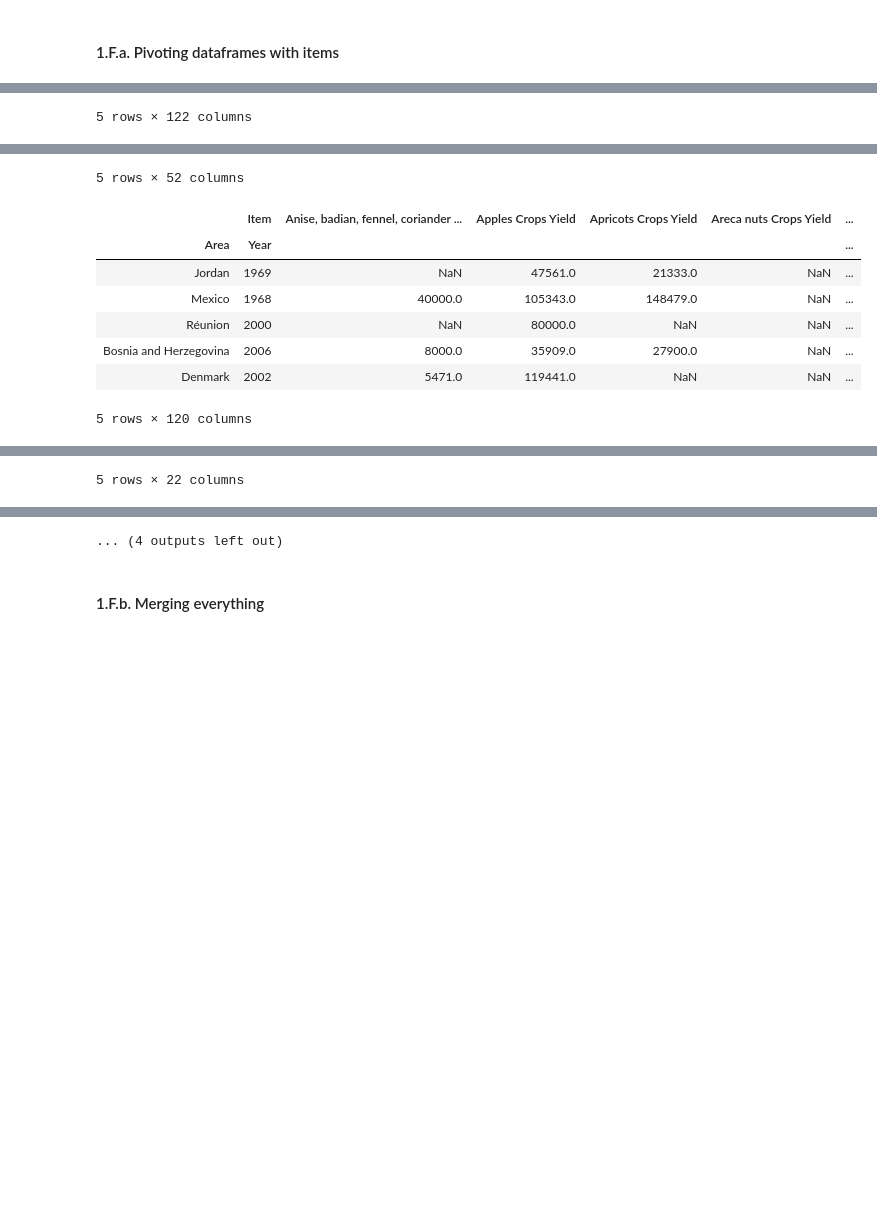
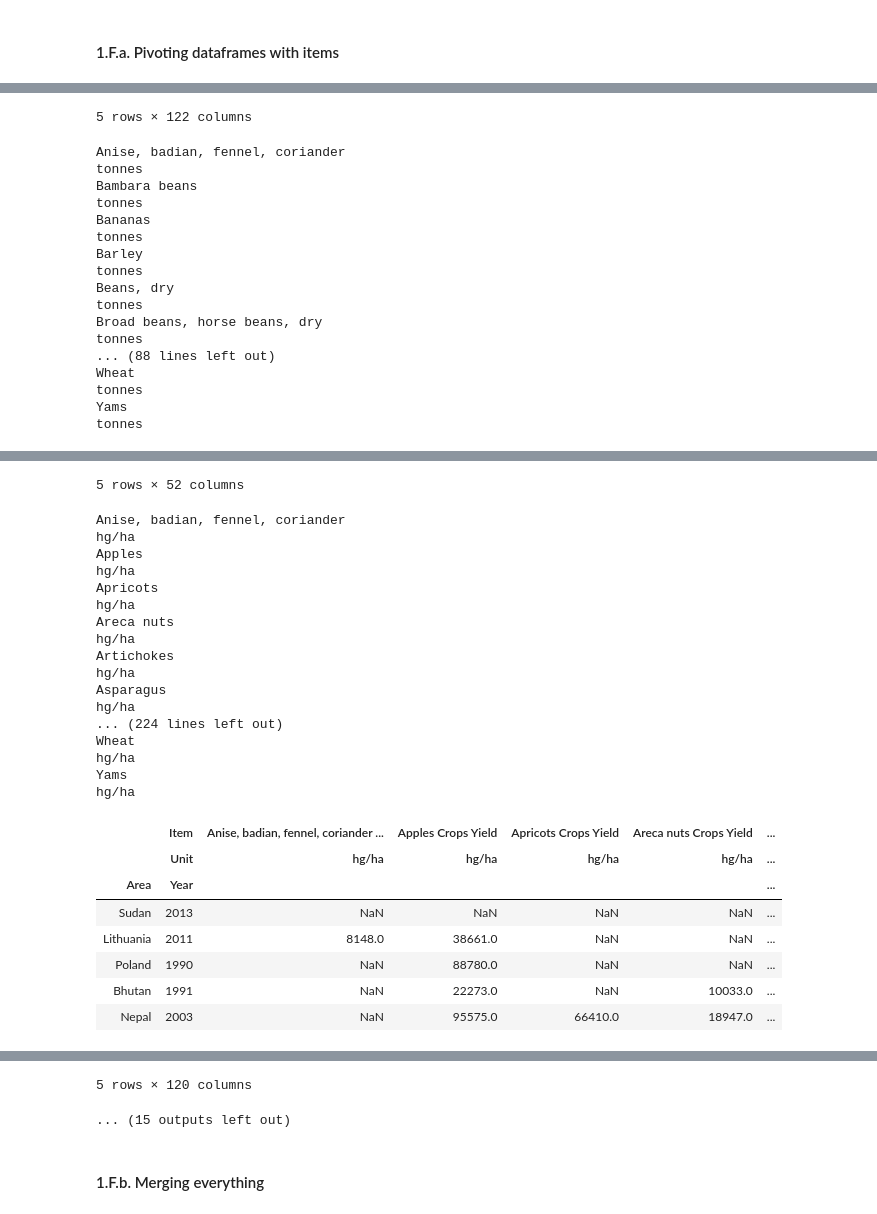
Before and after one commit to martin-ev/ADA-project, a Jupyter notebook: Scripts/Milestone 2.ipynb, the cells around one changed output, grey strips where cells are left out. Cells and saved outputs as stored; diff of their text form; code cells hidden in the pictures; blank space fills up the shorter version.

Commit message:
add units

```diff
--- a/Scripts/Milestone 2.ipynb
+++ b/Scripts/Milestone 2.ipynb
@@ -306,10 +306,10 @@ def get_food_crop_data(df):
 
 food_crop_area_df , food_crop_production_df , food_crop_seed_df , food_crop_yield_df = get_food_crop_data(df["Crops production"])
 # %%
-df_useful['Crops Area harvested'] = food_crop_area_df.drop(columns=['Item Code', "Element Code", "Element", "Year Code", "Unit", "Flag"])
-df_useful['Crops Production'] = food_crop_production_df.drop(columns=['Item Code', "Element Code", "Element", "Year Code", "Unit", "Flag"])
-df_useful['Crops Seed'] = food_crop_seed_df.drop(columns=['Item Code', "Element Code", "Element", "Year Code", "Unit", "Flag"])
-df_useful['Crops Yield'] =  food_crop_yield_df.drop(columns=['Item Code', "Element Code", "Element", "Year Code", "Unit", "Flag"])
+df_useful['Crops Area harvested'] = food_crop_area_df.drop(columns=['Item Code', "Element Code", "Element", "Year Code", "Flag"])
+df_useful['Crops Production'] = food_crop_production_df.drop(columns=['Item Code', "Element Code", "Element", "Year Code", "Flag"])
+df_useful['Crops Seed'] = food_crop_seed_df.drop(columns=['Item Code', "Element Code", "Element", "Year Code", "Flag"])
+df_useful['Crops Yield'] =  food_crop_yield_df.drop(columns=['Item Code', "Element Code", "Element", "Year Code", "Flag"])
 # %%
 display(df_useful['Crops Area harvested'].sample(5))
 display(df_useful['Crops Production'].sample(5))
@@ -345,7 +345,7 @@ display(df_useful['Crops Yield'].sample(5))
 # %%
 selection_stocks = df['Livestock production']["Element"] == 'Stocks'
 
-df_useful['Livestock production'] = df['Livestock production'][selection_stocks].drop(columns=['Item Code', "Element Code", "Element", "Year Code", "Unit", "Flag"])
+df_useful['Livestock production'] = df['Livestock production'][selection_stocks].drop(columns=['Item Code', "Element Code", "Element", "Year Code", "Flag"])
 # %%
 display(df_useful['Livestock production'].sample(5))
 # %% [output]
@@ -361,8 +361,8 @@ display(df_useful['Livestock production'].sample(5))
 selection_import_quantities = df['Live animals trade']["Element"] == 'Import Quantity'
 selection_export_quantities = df['Live animals trade']["Element"] == 'Export Quantity'
 
-df_useful['Live animals import quantities'] = df['Live animals trade'][selection_import_quantities].drop(columns=['Item Code', "Element Code", "Element", "Year Code", "Unit", "Flag"])
-df_useful['Live animals export quantities'] = df['Live animals trade'][selection_export_quantities].drop(columns=['Item Code', "Element Code", "Element", "Year Code", "Unit", "Flag"])
+df_useful['Live animals import quantities'] = df['Live animals trade'][selection_import_quantities].drop(columns=['Item Code', "Element Code", "Element", "Year Code", "Flag"])
+df_useful['Live animals export quantities'] = df['Live animals trade'][selection_export_quantities].drop(columns=['Item Code', "Element Code", "Element", "Year Code", "Flag"])
 # %%
 display(df_useful['Live animals import quantities'].sample(5))
 # %% [output]
@@ -385,8 +385,8 @@ display(df_useful['Live animals export quantities'].sample(5))
 selection_import_quantities = df['Crops trade']["Element"] == 'Import Quantity'
 selection_export_quantities = df['Crops trade']["Element"] == 'Export Quantity'
 
-df_useful['Crops import quantities'] = df['Crops trade'][selection_import_quantities].drop(columns=['Item Code', "Element Code", "Element", "Year Code", "Unit", "Flag"])
-df_useful['Crops export quantities'] = df['Crops trade'][selection_export_quantities].drop(columns=['Item Code', "Element Code", "Element", "Year Code", "Unit", "Flag"])
+df_useful['Crops import quantities'] = df['Crops trade'][selection_import_quantities].drop(columns=['Item Code', "Element Code", "Element", "Year Code", "Flag"])
+df_useful['Crops export quantities'] = df['Crops trade'][selection_export_quantities].drop(columns=['Item Code', "Element Code", "Element", "Year Code", "Flag"])
 # %%
 display(df_useful['Crops import quantities'].sample(5))
 # %% [output]
@@ -625,13 +625,15 @@ need_pivot = ['Crops Area harvested',
               'Crops export quantities']
 
 def rename_columns(x, word):
-    if x not in ['Area', 'Year']:
+    print (x)
+    if x not in ['Area', 'Year', 'ha', 'tonnes', 'hg/ha', 'Head', '1000 Head']:
         return x + ' ' + word
     return x
 
-df_useful['GDP'] = df_useful['GDP'].rename(columns = {'Value':'GDP'})[["Area",'Year','GDP']]
+df_useful['GDP'] = df_useful['GDP'].rename(columns = {'Value':'(GDP, million $)'})[["Area",'Year','(GDP, million $)']]
+df_useful['Consumer price indices'] = df_useful['Consumer price indices'].rename(columns = {'Value':'(Consumer price indices, %)'})[["Area",'Year','(Consumer price indices, %)']]
 
 for df_name in need_pivot :
-    df_useful[df_name] = pd.pivot_table(df_useful[df_name], index=["Area",'Year'], columns="Item", values="Value").rename(columns=lambda x: rename_columns(x, df_name))
+    df_useful[df_name] = pd.pivot_table(df_useful[df_name], index=["Area",'Year'], columns=["Item","Unit"], values="Value").rename(columns=lambda x: rename_columns(x, df_name))
     display(df_useful[df_name].sample(5))
 # %% [output]
@@ -653,2 +691,19 @@ for df_name in need_pivot :
-5 rows × 122 columns
+5 rows × 122 columns
+Anise, badian, fennel, coriander
+tonnes
+Bambara beans
+tonnes
+Bananas
+tonnes
+Barley
+tonnes
+Beans, dry
+tonnes
+Broad beans, horse beans, dry
+tonnes
+... (88 lines left out)
+Wheat
+tonnes
+Yams
+tonnes
 |  | Item | Anise, badian, fennel, coriander ... | Bambara beans Crops Seed | Bananas Crops Seed | Barley Crops Seed | ... |
@@ -661,9 +717,26 @@ for df_name in need_pivot :
-5 rows × 52 columns
+5 rows × 52 columns
+Anise, badian, fennel, coriander
+hg/ha
+Apples
+hg/ha
+Apricots
+hg/ha
+Areca nuts
+hg/ha
+Artichokes
+hg/ha
+Asparagus
+hg/ha
+... (224 lines left out)
+Wheat
+hg/ha
+Yams
+hg/ha
 |  | Item | Anise, badian, fennel, coriander ... | Apples Crops Yield | Apricots Crops Yield | Areca nuts Crops Yield | ... |
+|  | Unit | hg/ha | hg/ha | hg/ha | hg/ha | ... |
 | Area | Year |  |  |  |  | ... |
-| Jordan | 1969 | NaN | 47561.0 | 21333.0 | NaN | ... |
-| Mexico | 1968 | 40000.0 | 105343.0 | 148479.0 | NaN | ... |
-| Réunion | 2000 | NaN | 80000.0 | NaN | NaN | ... |
-| Bosnia and Herzegovina | 2006 | 8000.0 | 35909.0 | 27900.0 | NaN | ... |
-| Denmark | 2002 | 5471.0 | 119441.0 | NaN | NaN | ... |
+| Sudan | 2013 | NaN | NaN | NaN | NaN | ... |
+| Lithuania | 2011 | 8148.0 | 38661.0 | NaN | NaN | ... |
+| Poland | 1990 | NaN | 88780.0 | NaN | NaN | ... |
+| Bhutan | 1991 | NaN | 22273.0 | NaN | 10033.0 | ... |
+| Nepal | 2003 | NaN | 95575.0 | 66410.0 | 18947.0 | ... |
-5 rows × 120 columns
@@ -677 +742,0 @@ for df_name in need_pivot :
-5 rows × 22 columns
@@ -692,4 +743,5 @@ for df_name in need_pivot :
-... (4 outputs left out)
+5 rows × 120 columns
+... (15 outputs left out)
 # %%
 # Deal with the NaN that appeared
 for df_name in df_useful :
```
Also changed, not shown: parts of 12 cells of this notebook.
